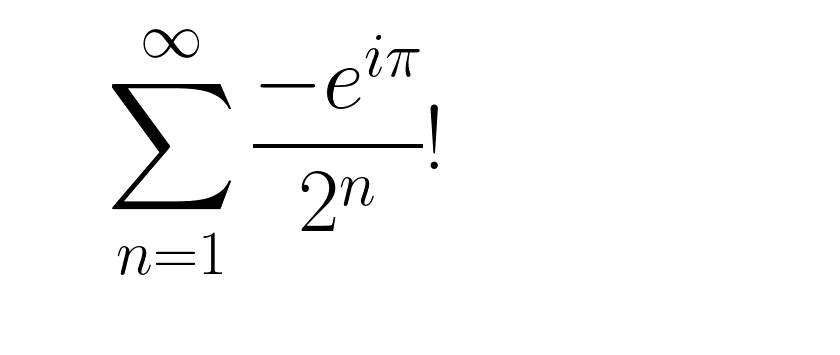
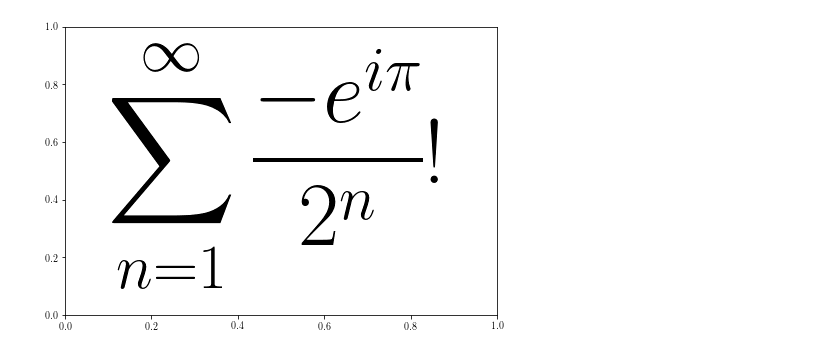
Before and after one commit to slottad/tex-musings, a Jupyter notebook: jupyter/LaTeX_Image_Segmentation.ipynb, the cells around one changed output. Saved outputs shown, nothing was run; the diff lists cells and outputs as text; code cells hidden in the pictures.

```diff
--- a/jupyter/LaTeX_Image_Segmentation.ipynb
+++ b/jupyter/LaTeX_Image_Segmentation.ipynb
@@ -7,31 +7,31 @@ from skimage import measure, color, segmentation, morphology, filters
 # %%
 # build a rectangle in axes coords
 left, width = .25, .5
-bottom, height = .25, .5
+bottom, height = .2, .5
 right = left + width
 top = bottom + height
 filename = 'eq.png'
 
 plt.rc('text', usetex=True)
 plt.rc('font', family='serif')
 
 fig = plt.figure()
 ax = fig.add_axes([0,0,1,1])
 
 #txt = 'middle'
 txt = r"$\displaystyle\sum_{n=1}^\infty\frac{-e^{i\pi}}{2^n}$!"
 
 ax.text(0.5*(left+right), 0.5*(bottom+top), txt,
         horizontalalignment='center',
         verticalalignment='center',
         fontsize=90, color='black',
         transform=ax.transAxes)
 
-ax.set_axis_off()
+#ax.set_axis_off()
 plt.savefig(filename)
 plt.show()
 # %% [output]
-[figure, old version]
+[figure, new version]
 # %%
 im = color.rgb2grey(io.imread(filename))
 thresh = filters.threshold_otsu(im)
```
Also changed, not shown: parts of 4 cells of this notebook.
